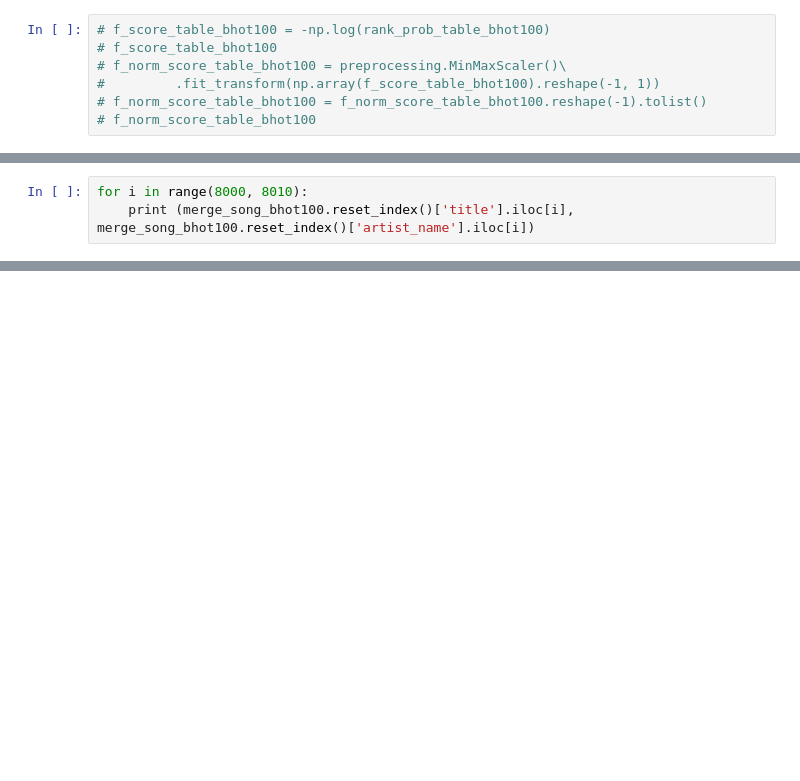
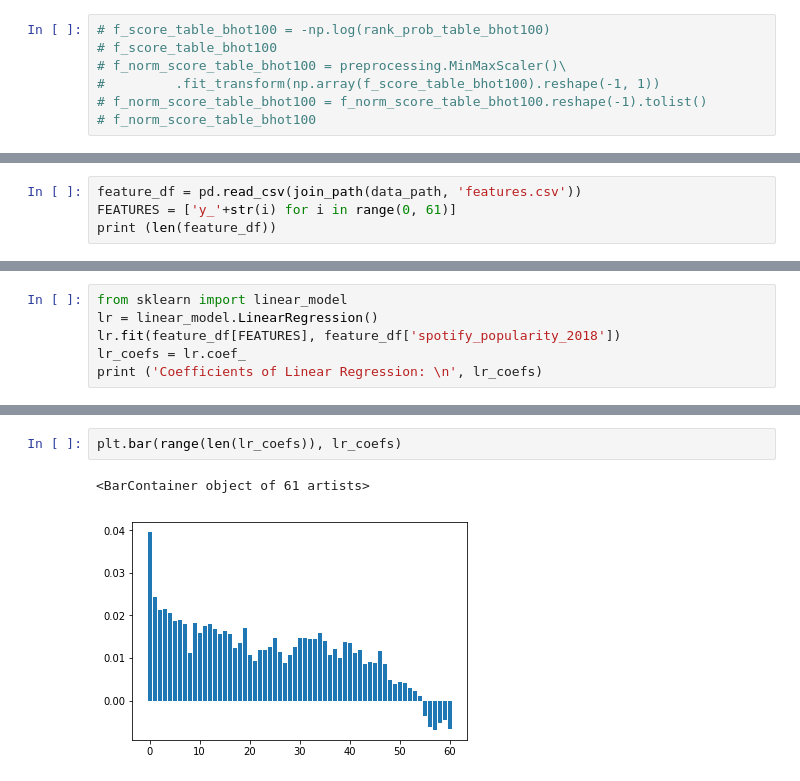
Before and after one commit to elicassion/Do-Popular-Songs-Endure, a Jupyter notebook: scripts/DoSongsEndure_Ultimate.ipynb, the cells around one changed output, grey strips where cells are left out. Saved outputs shown, nothing was run; the diff lists cells and outputs as text; blank space fills up the shorter version.

Commit message:
feature and model

```diff
--- a/scripts/DoSongsEndure_Ultimate.ipynb
+++ b/scripts/DoSongsEndure_Ultimate.ipynb
@@ -174,3 +231,0 @@ songs.to_csv(join_path(data_path, 'bh100_inmsd_songs.csv'))
-# %%
-for i in range(8000, 8010):
-    print (merge_song_bhot100.reset_index()['title'].iloc[i], merge_song_bhot100.reset_index()['artist_name'].iloc[i])
@@ -195,0 +339,4 @@ good directions billy currington
+# %%
+feature_df = pd.read_csv(join_path(data_path, 'features.csv'))
+FEATURES = ['y_'+str(i) for i in range(0, 61)]
+print (len(feature_df))
@@ -195,0 +345,6 @@ good directions billy currington
+# %%
+from sklearn import linear_model
+lr = linear_model.LinearRegression()
+lr.fit(feature_df[FEATURES], feature_df['spotify_popularity_2018'])
+lr_coefs = lr.coef_
+print ('Coefficients of Linear Regression: \n', lr_coefs)
@@ -195,0 +364,5 @@ good directions billy currington
+# %%
+plt.bar(range(len(lr_coefs)), lr_coefs)
+# %% [output]
+<BarContainer object of 61 artists>
+[figure, added]
```
Also changed, not shown: parts of 31 cells of this notebook, 1 other file.
